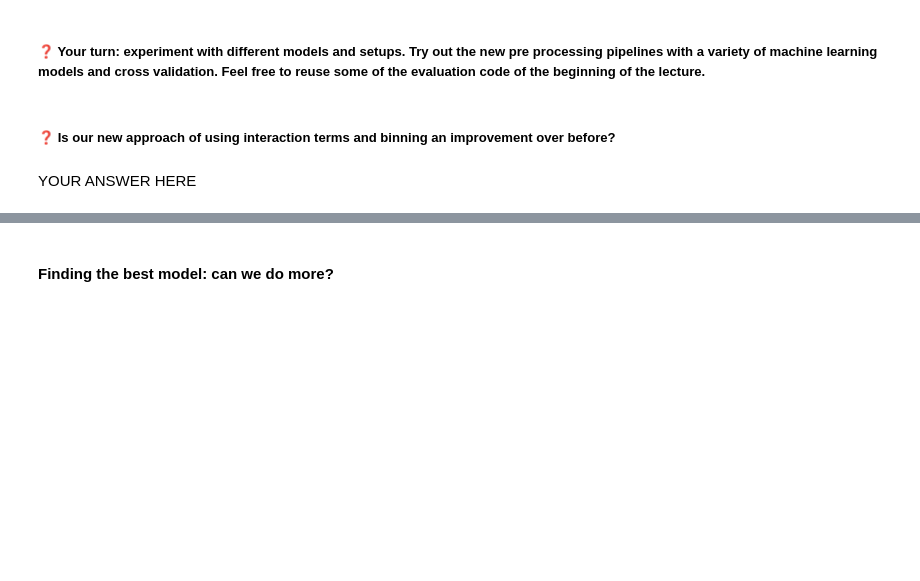
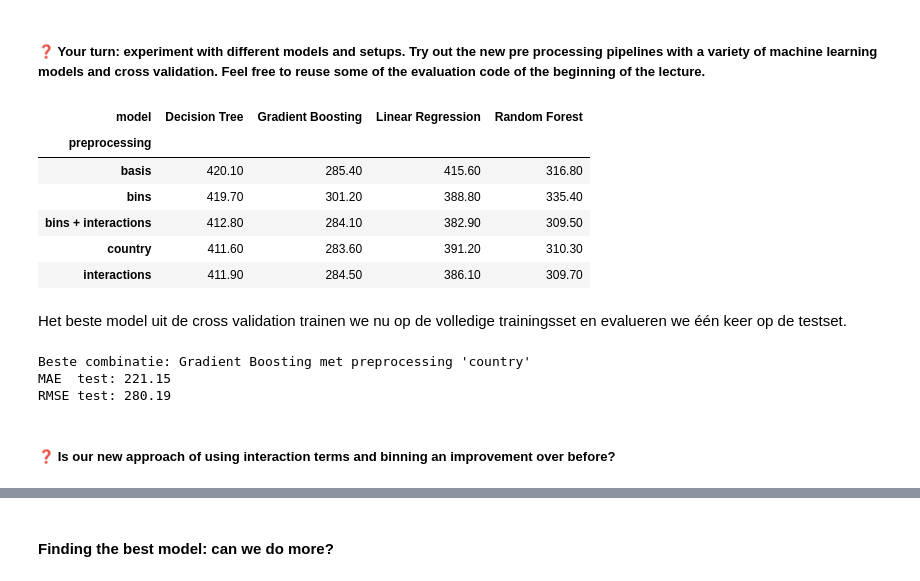
Before and after one commit to jmtiucll/daml-2627-student, a Jupyter notebook: lab6_ti/lab_6_machine_learning_pt3.ipynb, the cells around one changed output, grey strips where cells are left out. Saved outputs shown, nothing was run; the diff lists cells and outputs as text; code cells hidden in the pictures; blank space fills up the shorter version.

Commit message:
Labo 6 (TI) uitgewerkt: evaluatie, feature engineering en cross validation

```diff
--- a/lab6_ti/lab_6_machine_learning_pt3.ipynb
+++ b/lab6_ti/lab_6_machine_learning_pt3.ipynb
@@ -437,4 +610,61 @@ preprocessing_bins_interactions;
+# %%
+preprocessing_country
+preprocessing_interactions
+preprocessing_bins
+preprocessing_bins_interactions;
+
+# Your pipeline should look like this: pipe = make_pipeline(country_map, prep, model)
+# Deviations from this will likely cause an error.
+
+
+def cross_validate_models(models: dict, preprocessors: dict, X, y, scoring: str, cv: int = 5) -> pd.DataFrame:
+    """Doet cross validation voor elke combinatie van preprocessing en model.
+    Geeft per combinatie het gemiddelde en de standaardafwijking van de scores terug."""
+    rows = []
+    for prep_name, prep in preprocessors.items():
+        for model_name, model in models.items():
+            pipe = make_pipeline(country_map, prep, model)
+            scores = cross_val_score(pipe, X, y, cv=cv, scoring=scoring, n_jobs=-1)
+            rows.append({"preprocessing": prep_name, "model": model_name,
+                         "mean": np.mean(scores), "std": np.std(scores)})
+    return pd.DataFrame(rows)
+
+
+preprocessors = {
+    "basis": preprocessing,
+    "country": preprocessing_country,
+    "interactions": preprocessing_interactions,
+    "bins": preprocessing_bins,
+    "bins + interactions": preprocessing_bins_interactions,
+}
+
+cv_results = cross_validate_models(models, preprocessors, X_train, y_train,
+                                   scoring="neg_root_mean_squared_error")
+cv_results["RMSE"] = -cv_results["mean"]  # terug positief maken zodat het leesbaar is
+cv_results.pivot(index="preprocessing", columns="model", values="RMSE").round(1)
+# %% [output]
+| model | Decision Tree | Gradient Boosting | Linear Regression | Random Forest |
+| preprocessing |  |  |  |  |
+| basis | 420.10 | 285.40 | 415.60 | 316.80 |
+| bins | 419.70 | 301.20 | 388.80 | 335.40 |
+| bins + interactions | 412.80 | 284.10 | 382.90 | 309.50 |
+| country | 411.60 | 283.60 | 391.20 | 310.30 |
+| interactions | 411.90 | 284.50 | 386.10 | 309.70 |
+# %% [markdown]
+Het beste model uit de cross validation trainen we nu op de volledige trainingsset en evalueren we één keer op de testset.
+# %%
+best_row = cv_results.sort_values("RMSE").iloc[0]
+print(f"Beste combinatie: {best_row['model']} met preprocessing '{best_row['preprocessing']}'")
+
+best_pipe = make_pipeline(country_map, preprocessors[best_row["preprocessing"]], models[best_row["model"]])
+best_pipe.fit(X_train, y_train)
+best_predictions = best_pipe.predict(X_test)
+
+print(f"MAE  test: {mean_absolute_error(y_test, best_predictions):.2f}")
+print(f"RMSE test: {root_mean_squared_error(y_test, best_predictions):.2f}")
+# %% [output]
+Beste combinatie: Gradient Boosting met preprocessing 'country'
+MAE  test: 221.15
+RMSE test: 280.19
 # %% [markdown]
 ##### ❓ Is our new approach of using interaction terms and binning an improvement over before?
-# %% [markdown]
-YOUR ANSWER HERE
```
Also changed, not shown: parts of 43 cells of this notebook.
